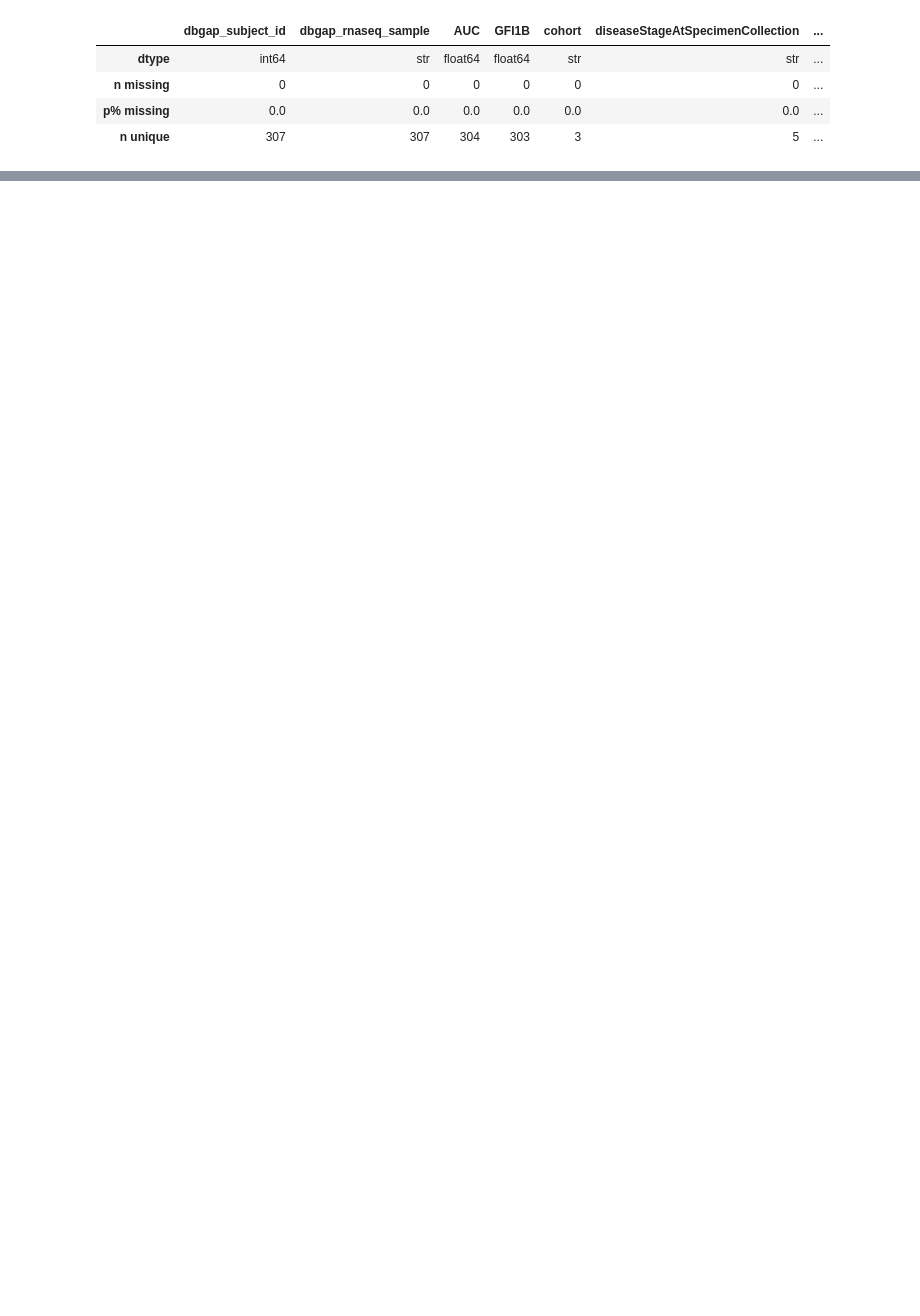
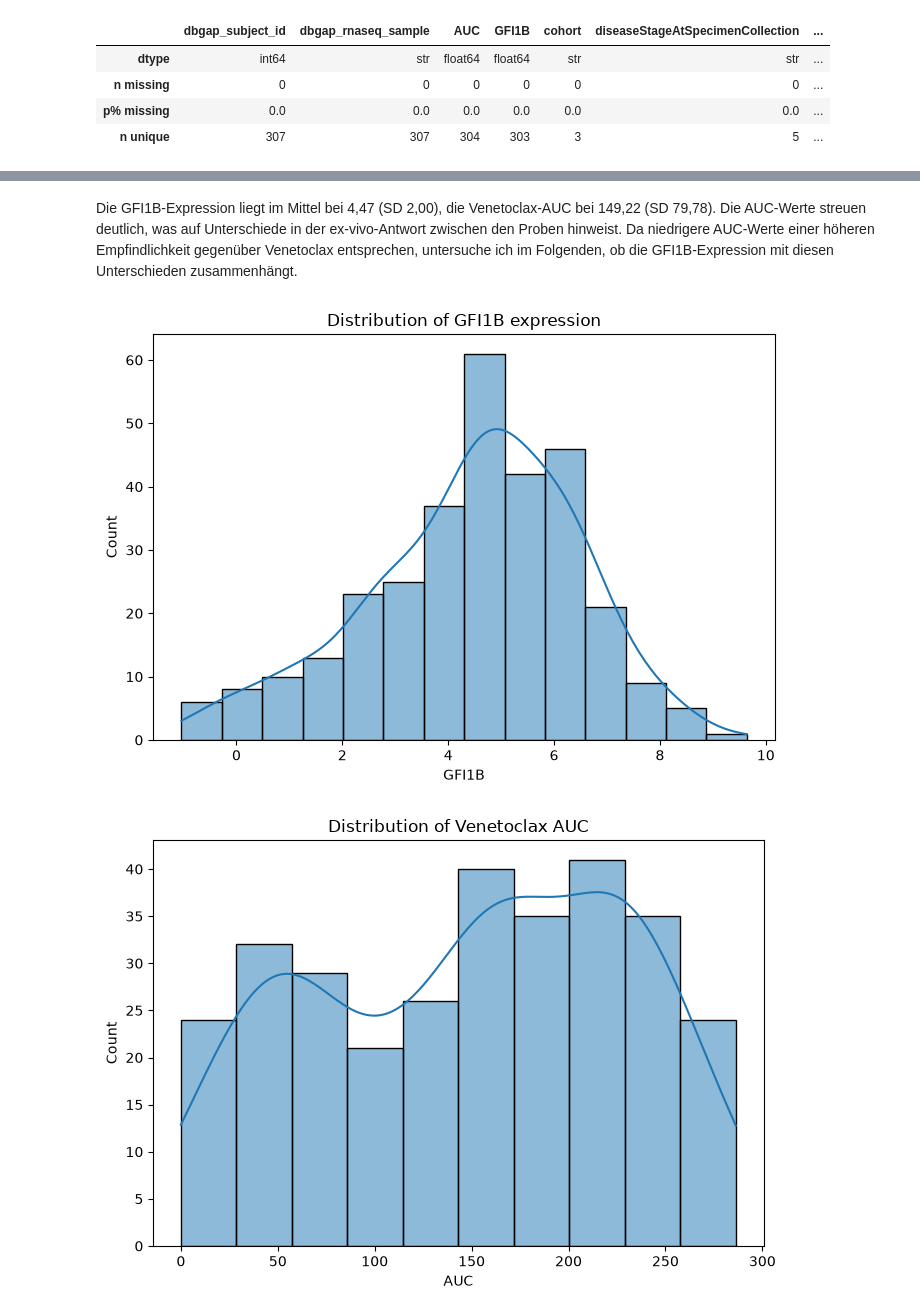
Before and after one commit to risch-lisa/BeatAML2-GFI1B-Venetoclax-Sensitivity, a Jupyter notebook: analysis.ipynb, the cells around one changed output, grey strips where cells are left out. Saved outputs shown, nothing was run; the diff lists cells and outputs as text; code cells hidden in the pictures; blank space fills up the shorter version.

```diff
--- a/analysis.ipynb
+++ b/analysis.ipynb
@@ -363,0 +444,26 @@ data_summary(data[["dbgap_subject_id", "dbgap_rnaseq_sample", "AUC", "GFI1B", "c
+# %% [markdown]
+Die GFI1B-Expression liegt im Mittel bei 4,47 (SD 2,00), die Venetoclax-AUC bei 149,22 (SD 79,78). Die AUC-Werte streuen deutlich, was auf Unterschiede in der ex-vivo-Antwort zwischen den Proben hinweist. Da niedrigere AUC-Werte einer höheren Empfindlichkeit gegenüber Venetoclax entsprechen, untersuche ich im Folgenden, ob die GFI1B-Expression mit diesen Unterschieden zusammenhängt.
+# %%
+plot_distribution(
+    data,
+    "GFI1B",
+    title="Distribution of GFI1B expression",
+    save_path="results/gfi1b_distribution.png",
+)
+
+plot_distribution(
+    data,
+    "AUC",
+    title="Distribution of Venetoclax AUC",
+    save_path="results/venetoclax_auc_distribution.png",
+)
+
+plot_relationship(
+    data,
+    x="GFI1B",
+    y="AUC",
+    save_path="results/gfi1b_vs_venetoclax_auc.png",
+)
+# %% [output]
+[figure, added]
+[figure, added]
```
Also changed, not shown: parts of 23 cells of this notebook, 11 other files.
